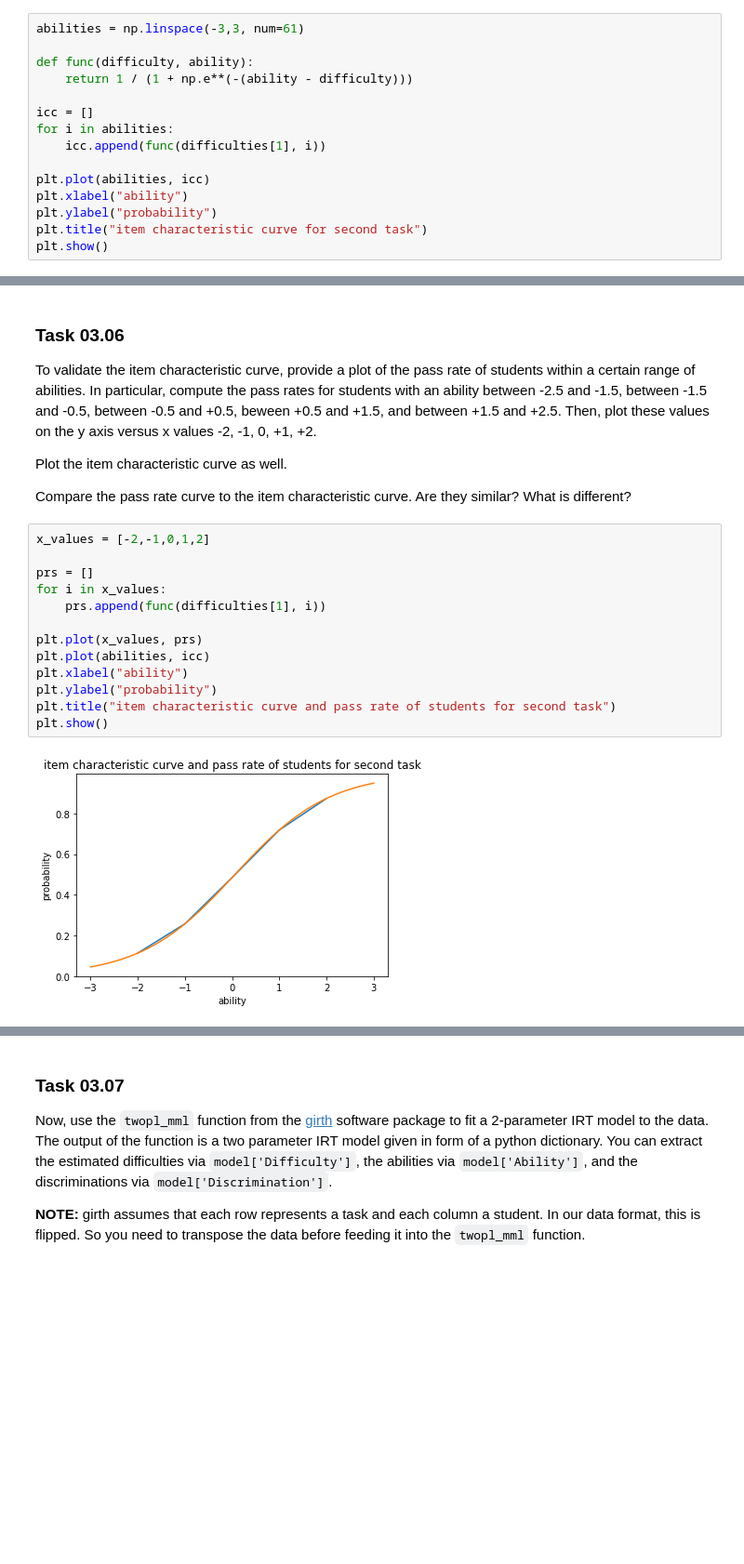
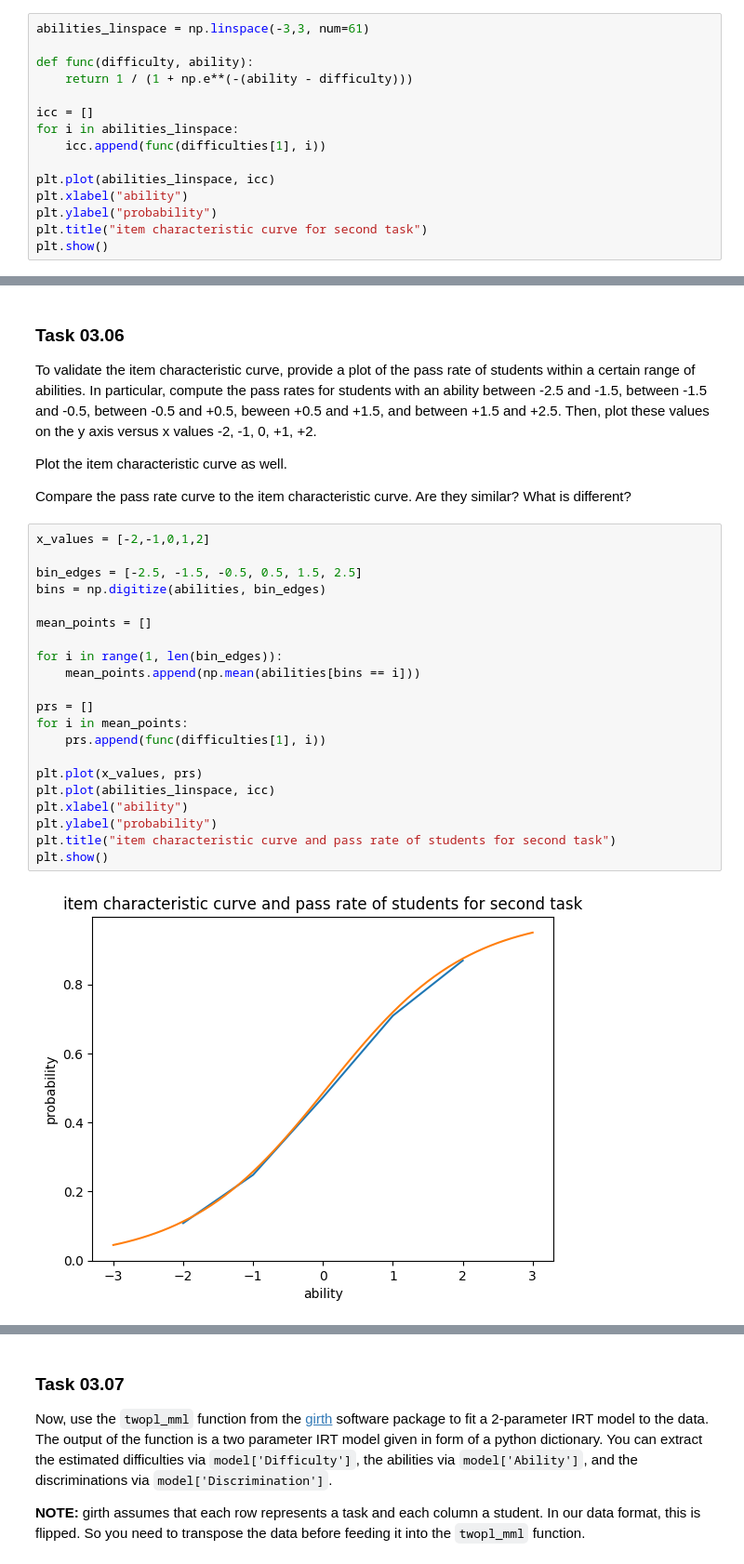
Before and after one commit to bhunecke/data-mining, a Jupyter notebook: sheet03/sheet03.ipynb, the cells around one changed output, grey strips where cells are left out. Shown at 93% size. Saved outputs shown, nothing was run; the diff lists cells and outputs as text; blank space fills up the shorter version.

```diff
--- a/sheet03/sheet03.ipynb
+++ b/sheet03/sheet03.ipynb
@@ -139,16 +139,16 @@ p(x = 1|\theta, b_2) = \frac{1}{1 + \exp(-(\theta - b_2))}
 
 where $b_2$ is the difficulty of the second task and $\theta$ is the ability.
 # %%
-abilities = np.linspace(-3,3, num=61)
+abilities_linspace = np.linspace(-3,3, num=61)
 
 def func(difficulty, ability):
     return 1 / (1 + np.e**(-(ability - difficulty)))
 
 icc = []
-for i in abilities:
+for i in abilities_linspace:
     icc.append(func(difficulties[1], i))
 
-plt.plot(abilities, icc)
+plt.plot(abilities_linspace, icc)
 plt.xlabel("ability")
 plt.ylabel("probability")
 plt.title("item characteristic curve for second task")
@@ -166,16 +166,24 @@ Compare the pass rate curve to the item characteristic curve. Are they similar?
 # %%
 x_values = [-2,-1,0,1,2]
 
+bin_edges = [-2.5, -1.5, -0.5, 0.5, 1.5, 2.5]
+bins = np.digitize(abilities, bin_edges)
+
+mean_points = []
+
+for i in range(1, len(bin_edges)):
+    mean_points.append(np.mean(abilities[bins == i]))
+
 prs = []
-for i in x_values:
+for i in mean_points:
     prs.append(func(difficulties[1], i))
 
 plt.plot(x_values, prs)
-plt.plot(abilities, icc)
+plt.plot(abilities_linspace, icc)
 plt.xlabel("ability")
 plt.ylabel("probability")
 plt.title("item characteristic curve and pass rate of students for second task")
 plt.show()
 # %% [output]
-[figure, old version]
+[figure, new version]
 # %% [markdown]
```
Also changed, not shown: parts of 3 cells of this notebook.
